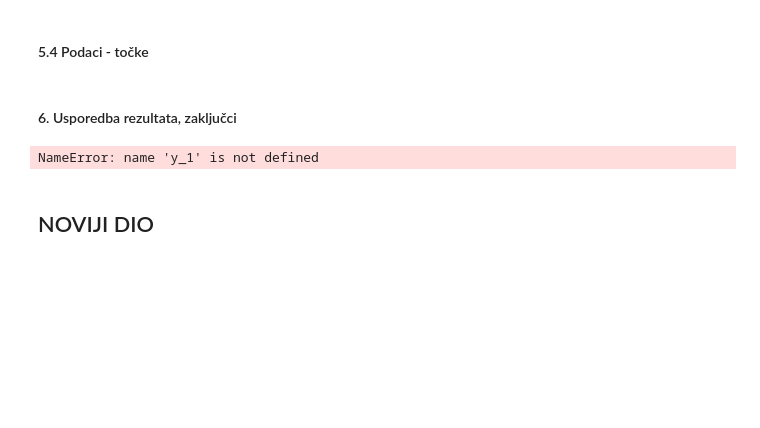
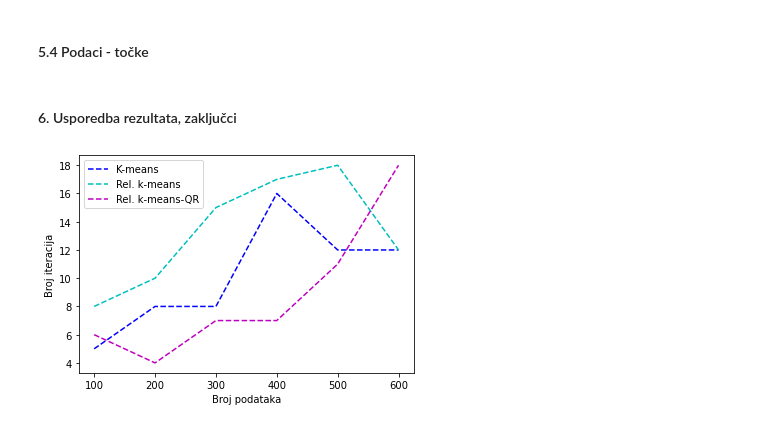
Before and after one commit to elladetic/USPP, a Jupyter notebook: final.ipynb, the cells around one changed output. Cells and saved outputs as stored; diff of their text form; code cells hidden in the pictures; blank space fills up the shorter version.

```diff
--- a/final.ipynb
+++ b/final.ipynb
@@ -325,50 +331,58 @@ K_means_predict(A_clothes, D_clothes, 3, 1e-10)
 #### 5.4 Podaci - točke
 # %% [markdown]
 #### 6. Usporedba rezultata, zaključci
+# %%
+import matplotlib.pyplot as plt
+from tqdm import tqdm
+
+x = np.array([50,100,500,1000,1707])
+y = np.zeros(len(x))
+
+for i in tqdm(range(0, len(x))):
+    y[i] = K_means_predict(A_digits[:,0:x[i]], D_digits[:, 0:x[i]], k_digits, epsilon_digits)
+
+plt.bar(list(x), list(y*100), color = ["darkblue"])
+plt.xlabel('Broj podataka - znamenka')
+plt.ylabel('Točnost predikcije')
+plt.grid(True)
+plt.show()
 # %%
-x = np.array([50,100,200,500])
-y_1 = np.zeros(10)
-y_2 = np.zeros(10)
-y_3 = np.zeros(10)
+x = np.array([100,200,300,400,500])
+y_1 = np.zeros(len(x))
+y_2 = np.zeros(len(x))
+y_3 = np.zeros(len(x))
 
 
-for i in tqdm(range(50, 60)): #100,500,1000,1707
-    A = A_digits[:, 0:i]
+for i in tqdm(range(0,len(x))):
+    A = A_digits[:, 0:x[i]]
     A = A.byteswap().newbyteorder()
 
     while True:
         starting_partition = np.random.randint(0, k_digits, A.shape[1])
         s_i = np.unique(starting_partition, axis=0, return_counts=True)[1]
-        if len(s_i) == k:
+        if len(s_i) == k_digits:
             break
 
-    y_1[i-50] = K_means_2(pd.DataFrame(A), starting_partition, k_digits, 1e-8)[0]
+    y_1[i] = K_means_2(pd.DataFrame(A), starting_partition, k_digits, 1e-8)[0]
 
 
-for i in tqdm(range(50, 60)):
-    y_2[i-50] = p_K_means(A_digits[:, 0:i], k_digits, 1e-8)[0]
+for i in tqdm(range(0,len(x))):
+    y_2[i] = p_K_means(A_digits[:, 0:x[i]], k_digits, 1e-8)[0]
 
-for i in tqdm(range(50, 60)):
-    y_3[i-50] = p_QR(A_digits[:, 0:i], k_digits, 1e-8)[0]
+for i in tqdm(range(0,len(x))):
+    y_3[i] = p_QR(A_digits[:, 0:x[i]], k_digits, 1e-8)[0]
 
 
-#vrijeme izvrsavanja
+plt.plot(x, y_1, label = "K-means", color="b", linestyle='dashed')
+plt.plot(x, y_2, label = "Rel. k-means", color="c", linestyle='dashed')
+plt.plot(x, y_3, label = "Rel. k-means-QR", color="m", linestyle='dashed')
+plt.xlabel("Broj podataka - znamenka")
+plt.ylabel("Broj iteracija")
+
+plt.legend()
+plt.show()
+# %% [output]
+[figure, added]
-# %%
-x = np.arange(50,60)
-
-plt.plot(x, y_1, label = "K-means")
-plt.plot(x, y_2, label = "Rel. k-means")
-plt.plot(x, y_3, label = "Rel. k-means-QR")
-
-plt.xlabel("Broj podataka")
-plt.ylabel("Broj iteracija")
-
-plt.legend()
-plt.show()
-# %% [output]
-NameError: name 'y_1' is not defined
-# %% [markdown]
-## NOVIJI DIO
 # %%
 import matplotlib.pyplot as plt
 from tqdm import tqdm
```
Also changed, not shown: parts of 8 cells of this notebook.
